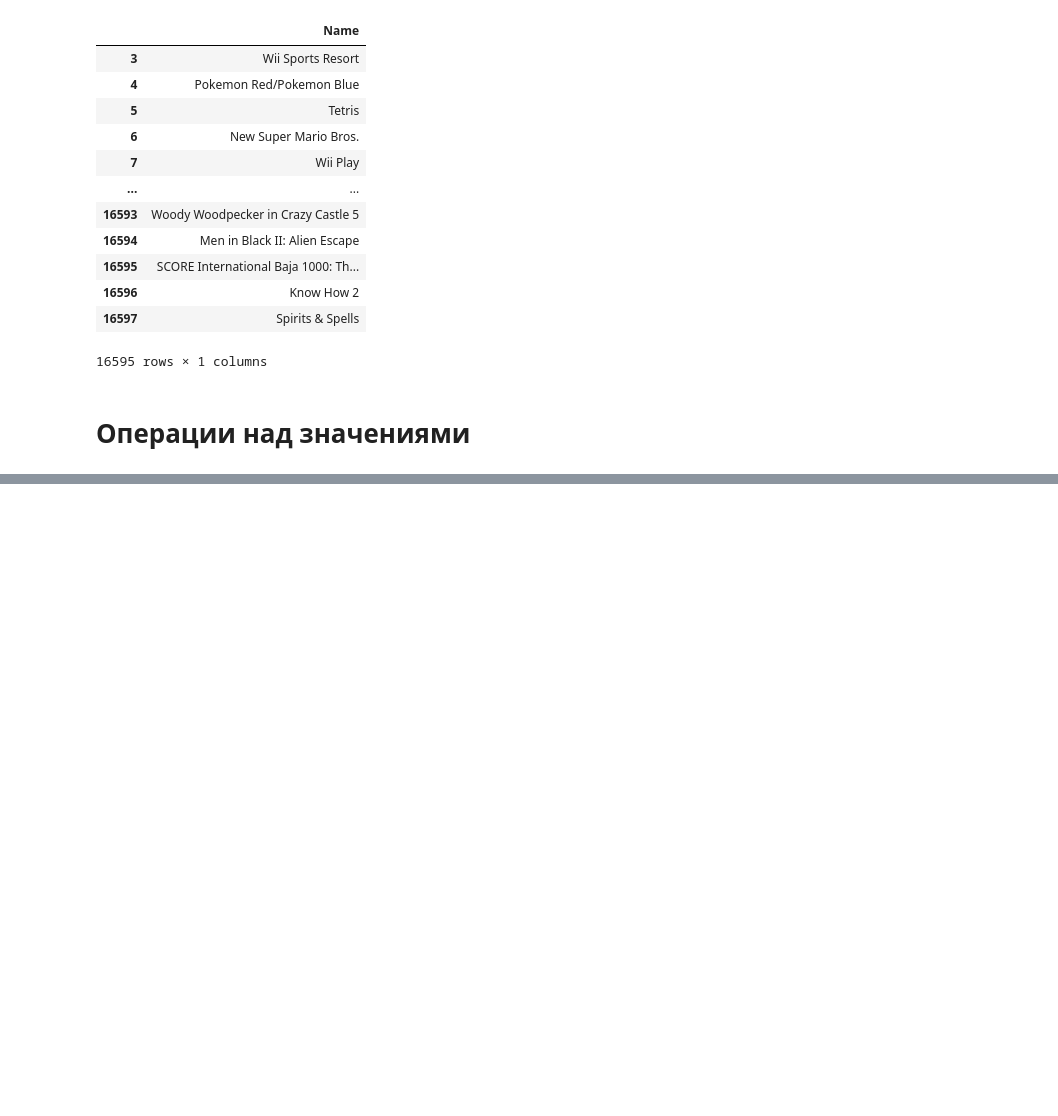
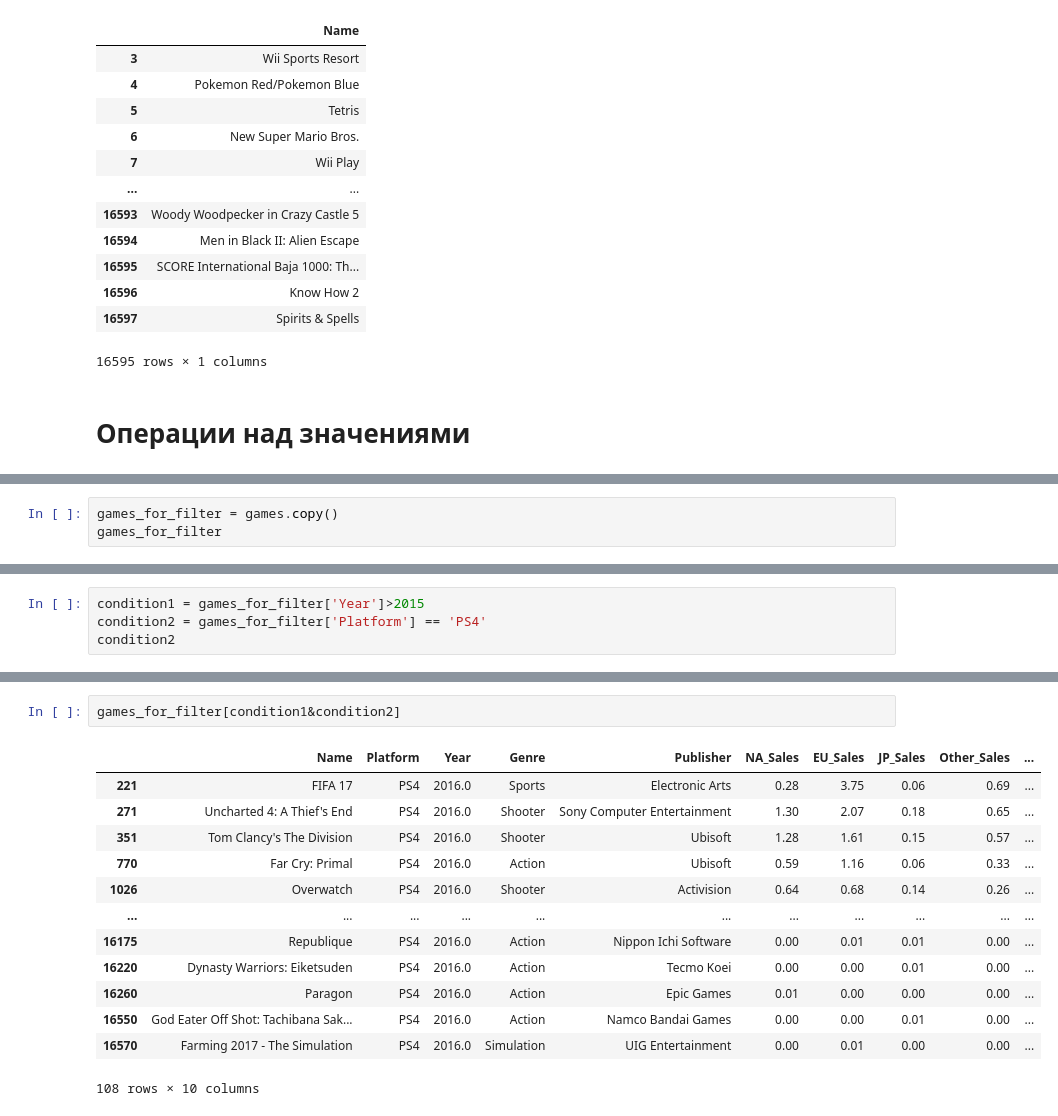
Before and after one commit to ArtemAvanesov/Python-Labs, a Jupyter notebook: Экспериментальные проекты/Pandas/pandas.ipynb, the cells around one changed output, grey strips where cells are left out. Drawn from its saved outputs; the diff is of its cells as text; blank space fills up the shorter version.

```diff
--- a/Экспериментальные проекты/Pandas/pandas.ipynb
+++ b/Экспериментальные проекты/Pandas/pandas.ipynb
@@ -296,0 +315,3 @@ games_for_operation
+# %%
+games_for_filter = games.copy()
+games_for_filter
@@ -296,0 +332,4 @@ games_for_operation
+# %%
+condition1 = games_for_filter['Year']>2015
+condition2 = games_for_filter['Platform'] == 'PS4'
+condition2
@@ -296,0 +349,16 @@ games_for_operation
+# %%
+games_for_filter[condition1&condition2]
+# %% [output]
+|  | Name | Platform | Year | Genre | Publisher | NA_Sales | EU_Sales | JP_Sales | Other_Sales | ... |
+| 221 | FIFA 17 | PS4 | 2016.0 | Sports | Electronic Arts | 0.28 | 3.75 | 0.06 | 0.69 | ... |
+| 271 | Uncharted 4: A Thief's End | PS4 | 2016.0 | Shooter | Sony Computer Entertainment | 1.30 | 2.07 | 0.18 | 0.65 | ... |
+| 351 | Tom Clancy's The Division | PS4 | 2016.0 | Shooter | Ubisoft | 1.28 | 1.61 | 0.15 | 0.57 | ... |
+| 770 | Far Cry: Primal | PS4 | 2016.0 | Action | Ubisoft | 0.59 | 1.16 | 0.06 | 0.33 | ... |
+| 1026 | Overwatch | PS4 | 2016.0 | Shooter | Activision | 0.64 | 0.68 | 0.14 | 0.26 | ... |
+| ... | ... | ... | ... | ... | ... | ... | ... | ... | ... | ... |
+| 16175 | Republique | PS4 | 2016.0 | Action | Nippon Ichi Software | 0.00 | 0.01 | 0.01 | 0.00 | ... |
+| 16220 | Dynasty Warriors: Eiketsuden | PS4 | 2016.0 | Action | Tecmo Koei | 0.00 | 0.00 | 0.01 | 0.00 | ... |
+| 16260 | Paragon | PS4 | 2016.0 | Action | Epic Games | 0.01 | 0.00 | 0.00 | 0.00 | ... |
+| 16550 | God Eater Off Shot: Tachibana Sak... | PS4 | 2016.0 | Action | Namco Bandai Games | 0.00 | 0.00 | 0.01 | 0.00 | ... |
+| 16570 | Farming 2017 - The Simulation | PS4 | 2016.0 | Simulation | UIG Entertainment | 0.00 | 0.01 | 0.00 | 0.00 | ... |
+108 rows × 10 columns
```
Also changed, not shown: parts of 7 cells of this notebook.
